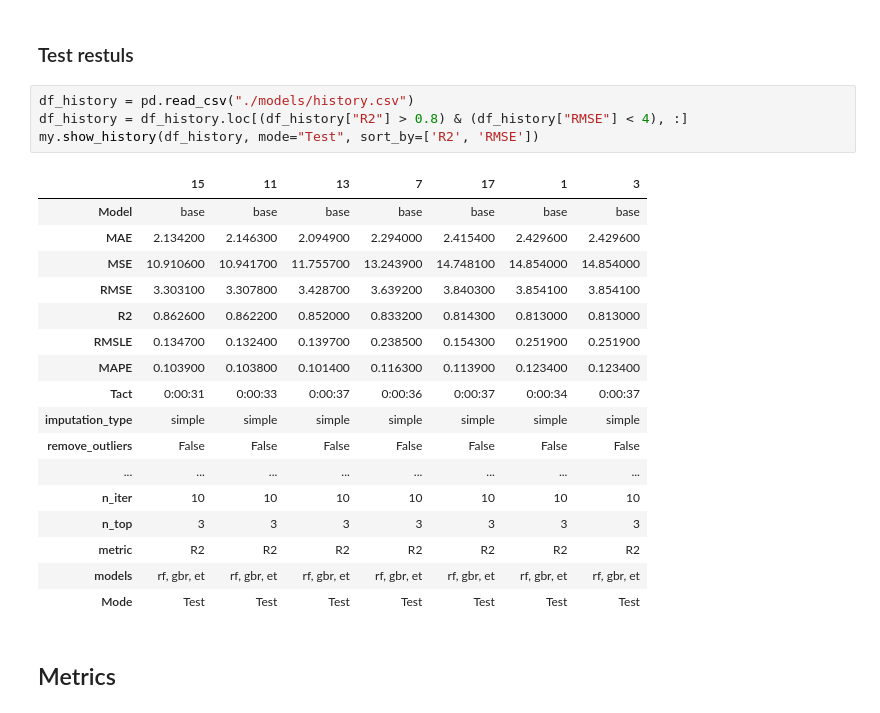
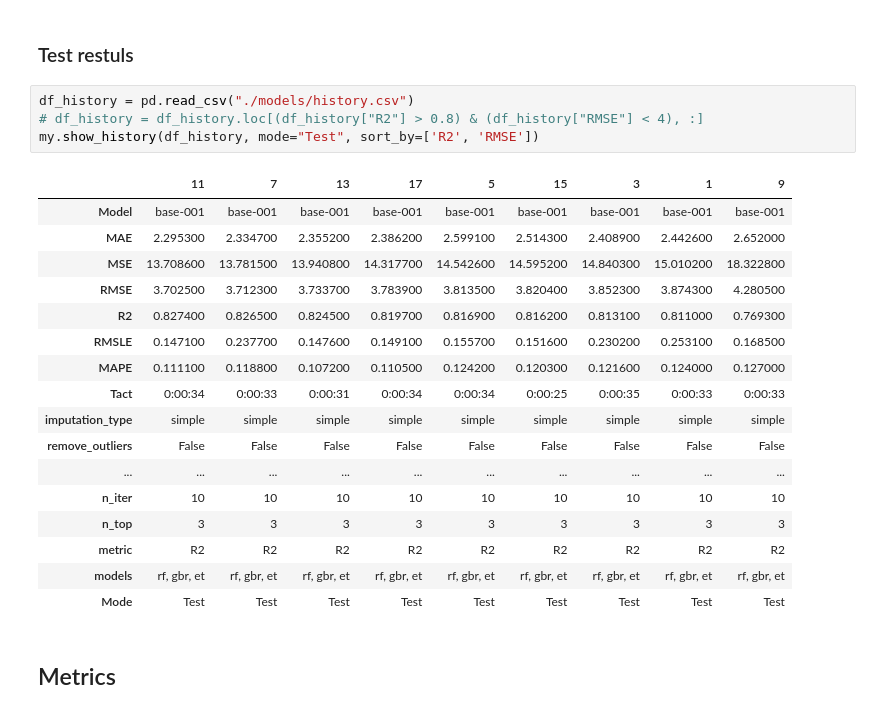
Before and after one commit to nampluskr/hackathon_2022, a Jupyter notebook: templates_reg/notobook_step3_results.ipynb, the cells around one changed output. Cells and saved outputs as stored; diff of their text form.

```diff
--- a/templates_reg/notobook_step3_results.ipynb
+++ b/templates_reg/notobook_step3_results.ipynb
@@ -34,26 +34,26 @@ my.show_history(df_history, mode="Train", sort_by=['R2', 'RMSE'])
 ### Test restuls
 # %%
 df_history = pd.read_csv("./models/history.csv")
-df_history = df_history.loc[(df_history["R2"] > 0.8) & (df_history["RMSE"] < 4), :]
+# df_history = df_history.loc[(df_history["R2"] > 0.8) & (df_history["RMSE"] < 4), :]
 my.show_history(df_history, mode="Test", sort_by=['R2', 'RMSE'])
 # %% [output]
-|  | 15 | 11 | 13 | 7 | 17 | 1 | 3 |
-| Model | base | base | base | base | base | base | base |
-| MAE | 2.134200 | 2.146300 | 2.094900 | 2.294000 | 2.415400 | 2.429600 | 2.429600 |
-| MSE | 10.910600 | 10.941700 | 11.755700 | 13.243900 | 14.748100 | 14.854000 | 14.854000 |
-| RMSE | 3.303100 | 3.307800 | 3.428700 | 3.639200 | 3.840300 | 3.854100 | 3.854100 |
-| R2 | 0.862600 | 0.862200 | 0.852000 | 0.833200 | 0.814300 | 0.813000 | 0.813000 |
-| RMSLE | 0.134700 | 0.132400 | 0.139700 | 0.238500 | 0.154300 | 0.251900 | 0.251900 |
-| MAPE | 0.103900 | 0.103800 | 0.101400 | 0.116300 | 0.113900 | 0.123400 | 0.123400 |
-| Tact | 0:00:31 | 0:00:33 | 0:00:37 | 0:00:36 | 0:00:37 | 0:00:34 | 0:00:37 |
-| imputation_type | simple | simple | simple | simple | simple | simple | simple |
-| remove_outliers | False | False | False | False | False | False | False |
-| ... | ... | ... | ... | ... | ... | ... | ... |
-| n_iter | 10 | 10 | 10 | 10 | 10 | 10 | 10 |
-| n_top | 3 | 3 | 3 | 3 | 3 | 3 | 3 |
-| metric | R2 | R2 | R2 | R2 | R2 | R2 | R2 |
-| models | rf, gbr, et | rf, gbr, et | rf, gbr, et | rf, gbr, et | rf, gbr, et | rf, gbr, et | rf, gbr, et |
-| Mode | Test | Test | Test | Test | Test | Test | Test |
+|  | 11 | 7 | 13 | 17 | 5 | 15 | 3 | 1 | 9 |
+| Model | base-001 | base-001 | base-001 | base-001 | base-001 | base-001 | base-001 | base-001 | base-001 |
+| MAE | 2.295300 | 2.334700 | 2.355200 | 2.386200 | 2.599100 | 2.514300 | 2.408900 | 2.442600 | 2.652000 |
+| MSE | 13.708600 | 13.781500 | 13.940800 | 14.317700 | 14.542600 | 14.595200 | 14.840300 | 15.010200 | 18.322800 |
+| RMSE | 3.702500 | 3.712300 | 3.733700 | 3.783900 | 3.813500 | 3.820400 | 3.852300 | 3.874300 | 4.280500 |
+| R2 | 0.827400 | 0.826500 | 0.824500 | 0.819700 | 0.816900 | 0.816200 | 0.813100 | 0.811000 | 0.769300 |
+| RMSLE | 0.147100 | 0.237700 | 0.147600 | 0.149100 | 0.155700 | 0.151600 | 0.230200 | 0.253100 | 0.168500 |
+| MAPE | 0.111100 | 0.118800 | 0.107200 | 0.110500 | 0.124200 | 0.120300 | 0.121600 | 0.124000 | 0.127000 |
+| Tact | 0:00:34 | 0:00:33 | 0:00:31 | 0:00:34 | 0:00:34 | 0:00:25 | 0:00:35 | 0:00:33 | 0:00:33 |
+| imputation_type | simple | simple | simple | simple | simple | simple | simple | simple | simple |
+| remove_outliers | False | False | False | False | False | False | False | False | False |
+| ... | ... | ... | ... | ... | ... | ... | ... | ... | ... |
+| n_iter | 10 | 10 | 10 | 10 | 10 | 10 | 10 | 10 | 10 |
+| n_top | 3 | 3 | 3 | 3 | 3 | 3 | 3 | 3 | 3 |
+| metric | R2 | R2 | R2 | R2 | R2 | R2 | R2 | R2 | R2 |
+| models | rf, gbr, et | rf, gbr, et | rf, gbr, et | rf, gbr, et | rf, gbr, et | rf, gbr, et | rf, gbr, et | rf, gbr, et | rf, gbr, et |
+| Mode | Test | Test | Test | Test | Test | Test | Test | Test | Test |
 # %% [markdown]
 ## Metrics
 # %%
```
Also changed, not shown: parts of 1 cell of this notebook, 15 other files.
